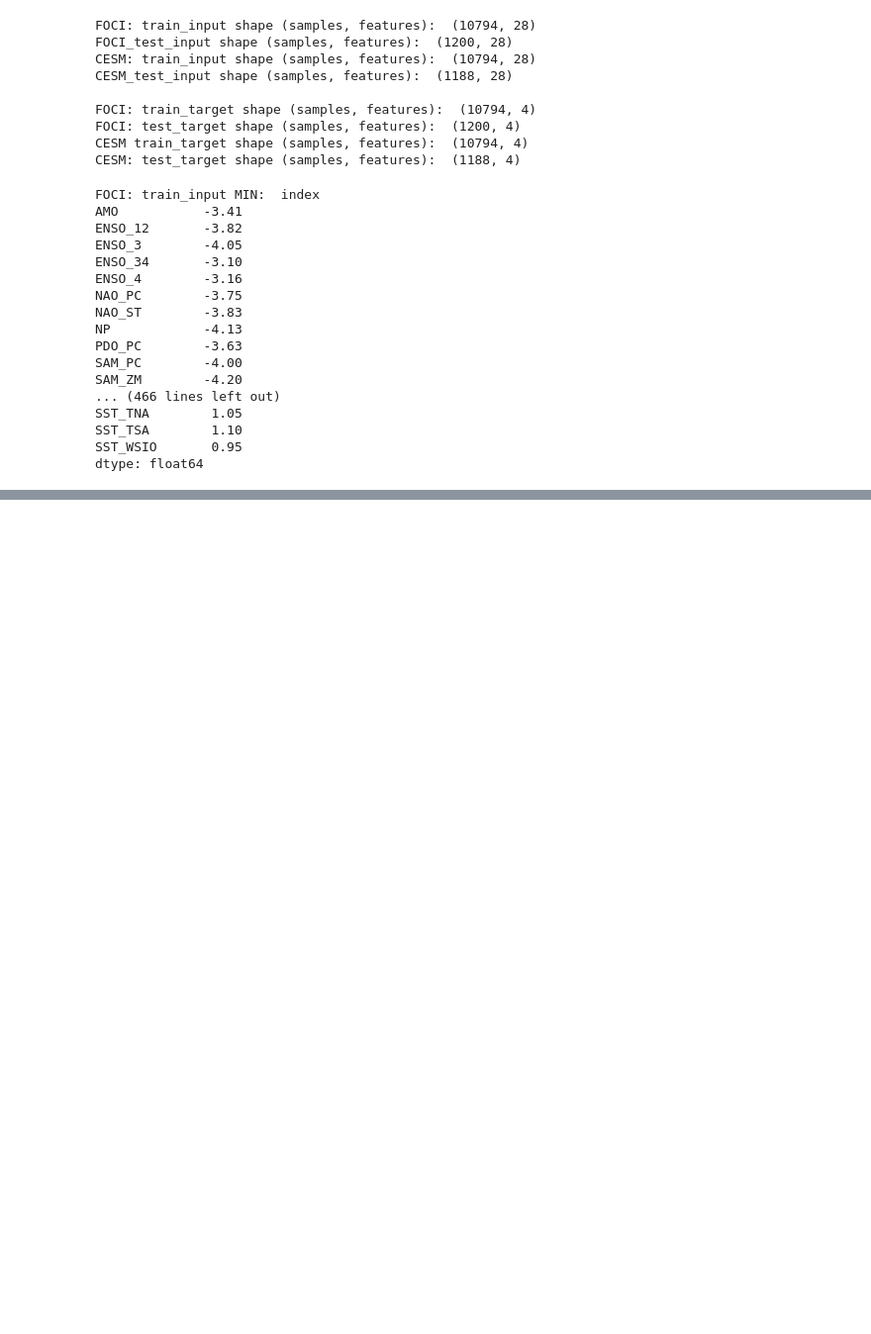
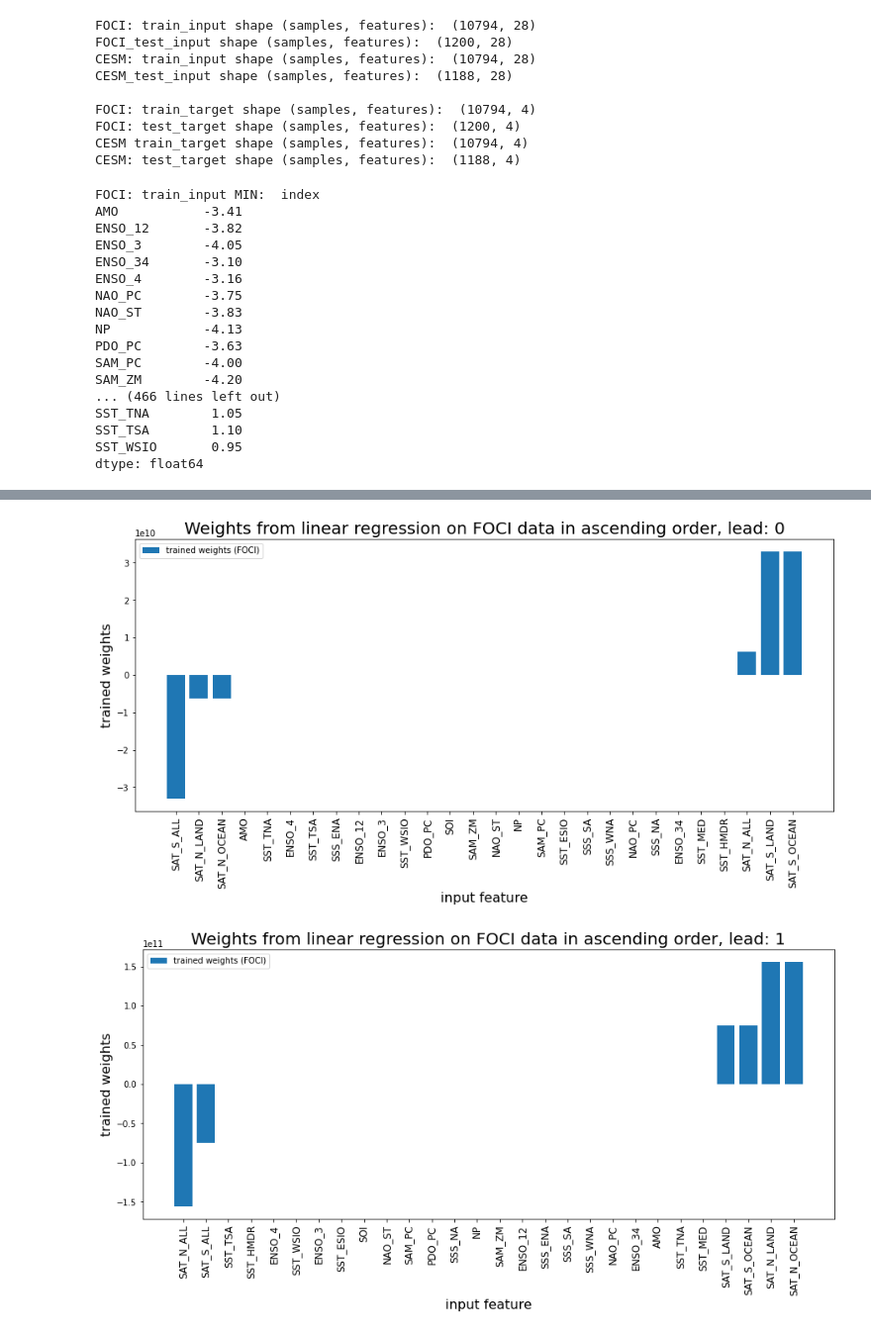
Before and after one commit to MarcoLandtHayen/predict_sahel_rainfall_old, a Jupyter notebook: notebooks/1_pred_sahel_rain_linear_regression.ipynb, the cells around one changed output, grey strips where cells are left out. Shown at 99% size. Cells and saved outputs as stored; diff of their text form; code cells hidden in the pictures; blank space fills up the shorter version.

```diff
--- a/notebooks/1_pred_sahel_rain_linear_regression.ipynb
+++ b/notebooks/1_pred_sahel_rain_linear_regression.ipynb
@@ -429,0 +483,22 @@ Text(0.5, 0, 'Time [month]')
+# %%
+## Plot trained weights in ascending order:
+## FOCI
+
+# Loop over lead times:
+for l in range(len(lead_times_short)):
+
+    # Plot trained weights for current lead time:
+    fig, ax = plt.subplots(1,1,figsize=[15,6])
+    ax.bar(
+        x=range(len(W_FOCI[:,l])),
+        height=W_FOCI[:,l][np.argsort(W_FOCI[:,l])],
+        label="trained weights (FOCI)",
+    )
+    ax.legend()
+    ax.set_title('Weights from linear regression on FOCI data in ascending order, '+lead_times_short[l], fontsize=20)
+    ax.set_xlabel('input feature', fontsize=16)
+    ax.set_ylabel('trained weights', fontsize=16)
+    plt.xticks(range(len(W_FOCI[:,l])), input_FOCI.columns.values[np.argsort(W_FOCI[:,l])], fontsize=12, rotation=90)
+# %% [output]
+[figure, added]
+[figure, added]
```
Also changed, not shown: parts of 10 cells of this notebook, 16 other files.
